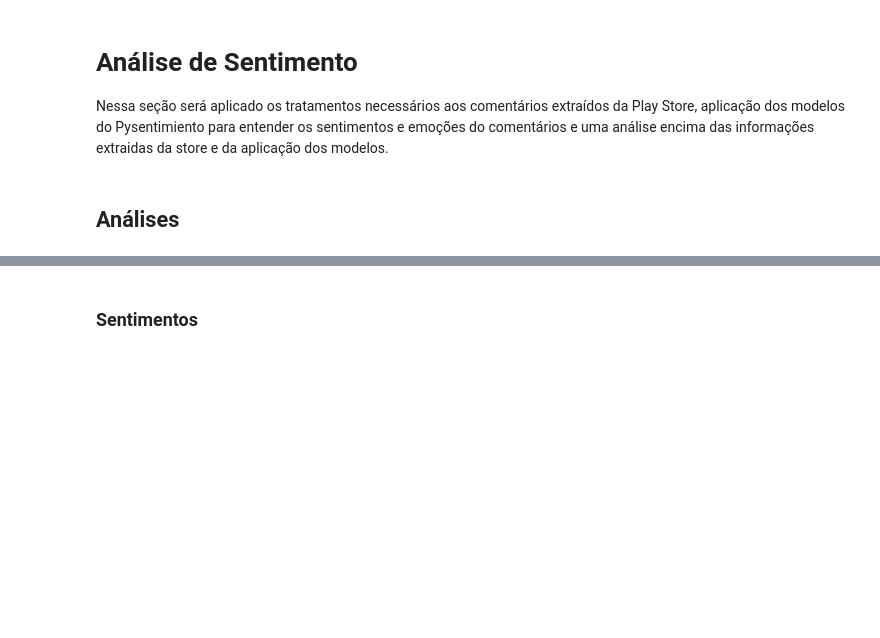
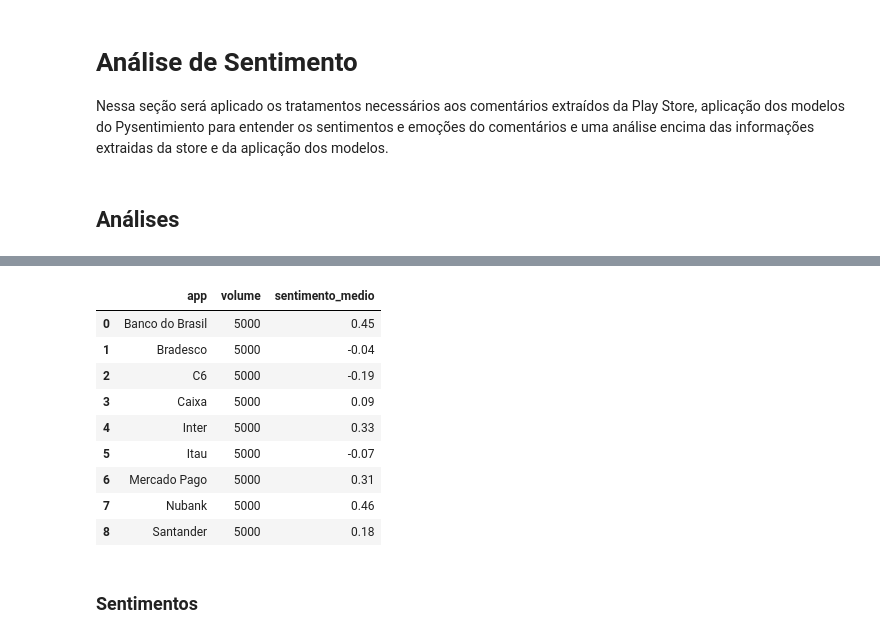
Before and after one commit to PedroReste/analises_e_insights, a Jupyter notebook: sentimentos_e_temas_de_comentarios_de_apps/notebook_bancos.ipynb, the cells around one changed output, grey strips where cells are left out. Drawn from its saved outputs; the diff is of its cells as text; code cells hidden in the pictures; blank space fills up the shorter version.

```diff
--- a/sentimentos_e_temas_de_comentarios_de_apps/notebook_bancos.ipynb
+++ b/sentimentos_e_temas_de_comentarios_de_apps/notebook_bancos.ipynb
@@ -237,3 +301,31 @@ Data máxima da Vivo:  2025-06-09 16:22:06
+# %%
+#Sentimento Geral do App
+df_explodido = df.explode('app')
+
+df_explodido['sentimento_continuo'] = (
+    df_explodido['sentiment_POS'] * 1 +
+    df_explodido['sentiment_NEU'] * 0 +
+    df_explodido['sentiment_NEG'] * -1
+)
+
+df_tema = df_explodido.groupby('app').agg(
+    volume=('app', 'count'),
+    sentimento_medio=('sentimento_continuo', 'mean')
+).reset_index()
+
+df_tema['sentimento_medio'] = round(df_tema['sentimento_medio'], 2)
+df_tema
+# %% [output]
+|  | app | volume | sentimento_medio |
+| 0 | Banco do Brasil | 5000 | 0.45 |
+| 1 | Bradesco | 5000 | -0.04 |
+| 2 | C6 | 5000 | -0.19 |
+| 3 | Caixa | 5000 | 0.09 |
+| 4 | Inter | 5000 | 0.33 |
+| 5 | Itau | 5000 | -0.07 |
+| 6 | Mercado Pago | 5000 | 0.31 |
+| 7 | Nubank | 5000 | 0.46 |
+| 8 | Santander | 5000 | 0.18 |
 # %% [markdown]
 ### Sentimentos
 # %% [markdown]
```
Also changed, not shown: parts of 27 cells of this notebook.
